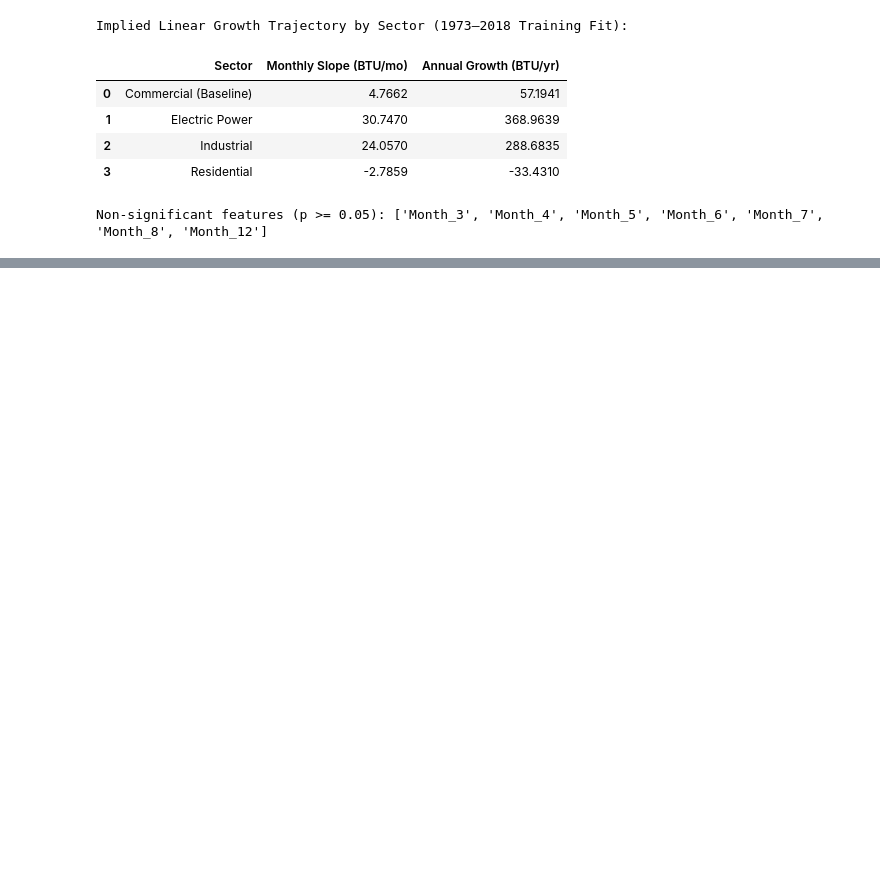
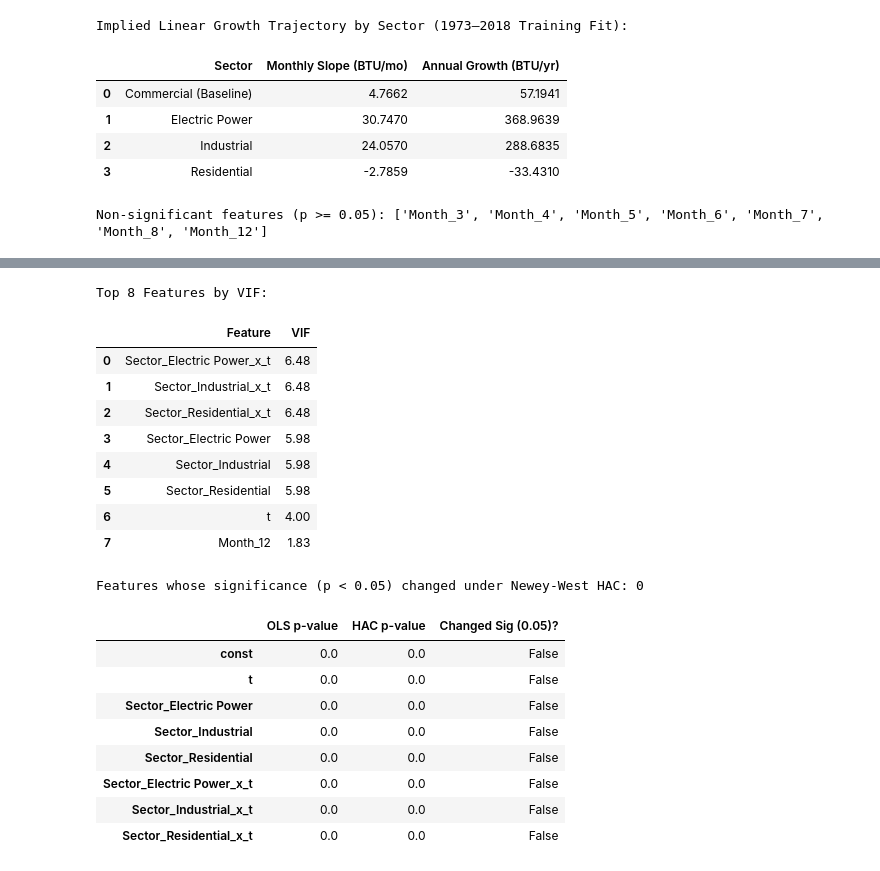
Before and after one commit to MichaelB232/41_IF-D_KataAnissaBebas, a Jupyter notebook: notebooks/04_modeling_and_evaluation.ipynb, the cells around one changed output, grey strips where cells are left out. Cells and saved outputs as stored; diff of their text form; code cells hidden in the pictures; blank space fills up the shorter version.

```diff
--- a/notebooks/04_modeling_and_evaluation.ipynb
+++ b/notebooks/04_modeling_and_evaluation.ipynb
@@ -193,0 +271,33 @@ Non-significant features (p >= 0.05): ['Month_3', 'Month_4', 'Month_5', 'Month_6
+# %%
+print("\nTop 8 Features by VIF:")
+display(vif_df.head(8).round(2))
+# Remediation: Newey-West HAC robust standard errors for valid inference under Het + Autocorr
+ols_hac = sm.OLS(y_train, X_train_const).fit(cov_type='HAC', cov_kwds={'maxlags': 12})
+flipped = pd.DataFrame({
+    'OLS p-value': ols_model.pvalues.round(4),
+    'HAC p-value': ols_hac.pvalues.round(4),
+    'Changed Sig (0.05)?': (ols_model.pvalues < 0.05) != (ols_hac.pvalues < 0.05),
+})
+print(f"\nFeatures whose significance (p < 0.05) changed under Newey-West HAC: {flipped['Changed Sig (0.05)?'].sum()}")
+display(flipped[flipped['Changed Sig (0.05)?']] if flipped['Changed Sig (0.05)?'].any() else flipped.head(8))
+# %% [output]
+Top 8 Features by VIF:
+|  | Feature | VIF |
+| 0 | Sector_Electric Power_x_t | 6.48 |
+| 1 | Sector_Industrial_x_t | 6.48 |
+| 2 | Sector_Residential_x_t | 6.48 |
+| 3 | Sector_Electric Power | 5.98 |
+| 4 | Sector_Industrial | 5.98 |
+| 5 | Sector_Residential | 5.98 |
+| 6 | t | 4.00 |
+| 7 | Month_12 | 1.83 |
+Features whose significance (p < 0.05) changed under Newey-West HAC: 0
+|  | OLS p-value | HAC p-value | Changed Sig (0.05)? |
+| const | 0.0 | 0.0 | False |
+| t | 0.0 | 0.0 | False |
+| Sector_Electric Power | 0.0 | 0.0 | False |
+| Sector_Industrial | 0.0 | 0.0 | False |
+| Sector_Residential | 0.0 | 0.0 | False |
+| Sector_Electric Power_x_t | 0.0 | 0.0 | False |
+| Sector_Industrial_x_t | 0.0 | 0.0 | False |
+| Sector_Residential_x_t | 0.0 | 0.0 | False |
```
Also changed, not shown: parts of 9 cells of this notebook, 2 other files.
